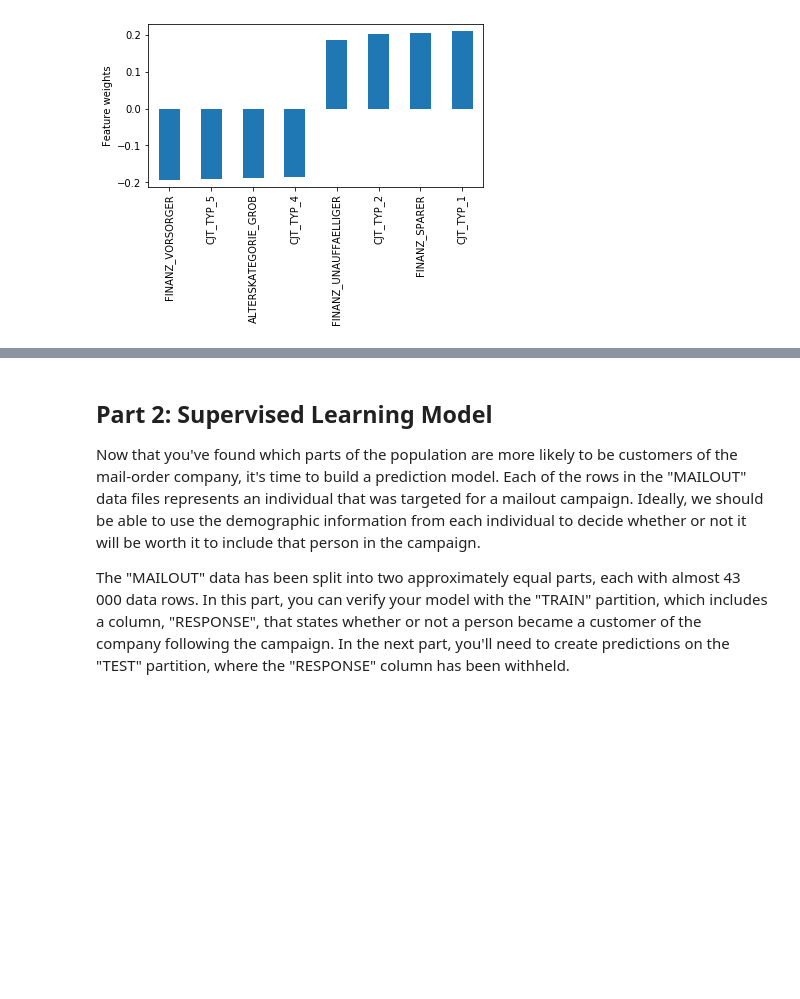
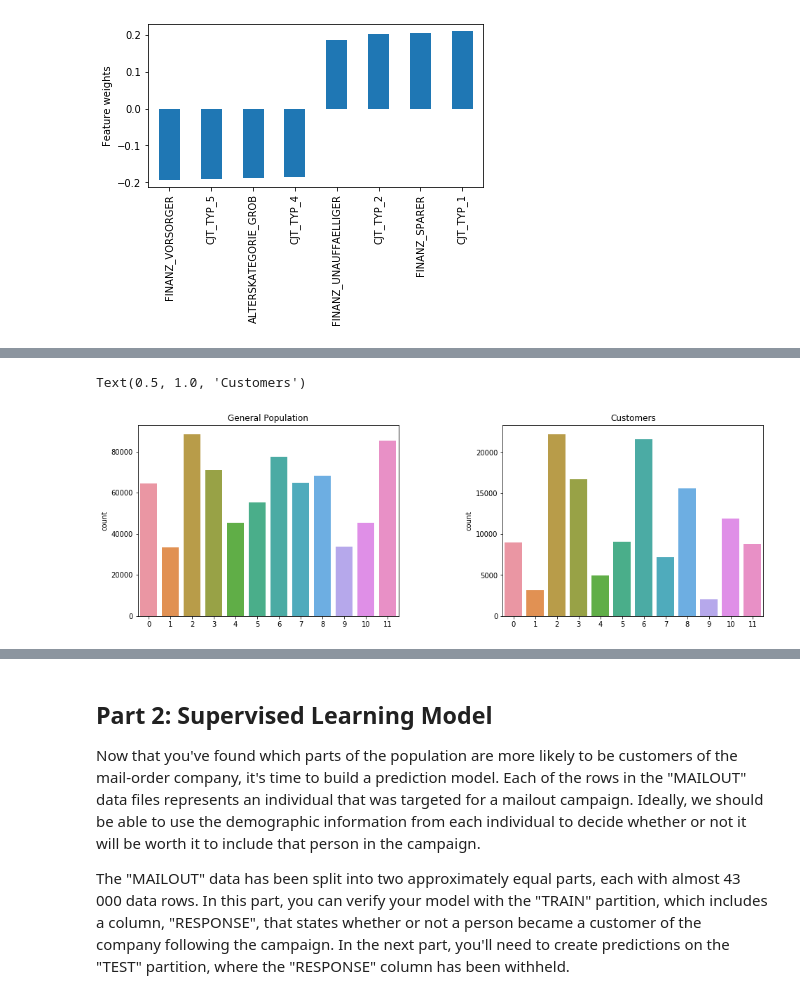
Before and after one commit to thapasun/udacity-DSND-capstone, a Jupyter notebook: Arvato Project Workbook.ipynb, the cells around one changed output, grey strips where cells are left out. Drawn from its saved outputs; the diff is of its cells as text; code cells hidden in the pictures; blank space fills up the shorter version.

```diff
--- a/Arvato Project Workbook.ipynb
+++ b/Arvato Project Workbook.ipynb
@@ -734,0 +805,6 @@ Name: 2, Length: 311, dtype: float64
+# %%
+# Re-fit the k-means model with the selected number of cluster
+# Obtain cluster prediction for the general population
+kmeans_12 = KMeans(n_clusters = 12)
+model_12 = kmeans_12.fit(azdias_pca_200)
+azdias_pred = model_12.predict(azdias_pca_200)
@@ -734,0 +824,4 @@ Name: 2, Length: 311, dtype: float64
+# %%
+customers_pca = pca_200.transform(customers_new)
+# %%
+customers_predict = model_12.predict(customers_pca)
@@ -734,0 +831,12 @@ Name: 2, Length: 311, dtype: float64
+# %%
+# Compare the proportion of data in each cluster for the customer data to the
+# proportion of data in each cluster for the general population.
+fig,axs =plt.subplots(nrows=1,ncols=2,figsize=(16,5))
+fig.subplots_adjust(hspace=1,wspace=.4)
+sns.countplot(azdias_pred,ax=axs[0])
+axs[0].set_title("General Population")
+sns.countplot(customers_predict,ax=axs[1])
+axs[1].set_title("Customers")
+# %% [output]
+Text(0.5, 1.0, 'Customers')
+[figure, added]
```
Also changed, not shown: parts of 48 cells of this notebook.
